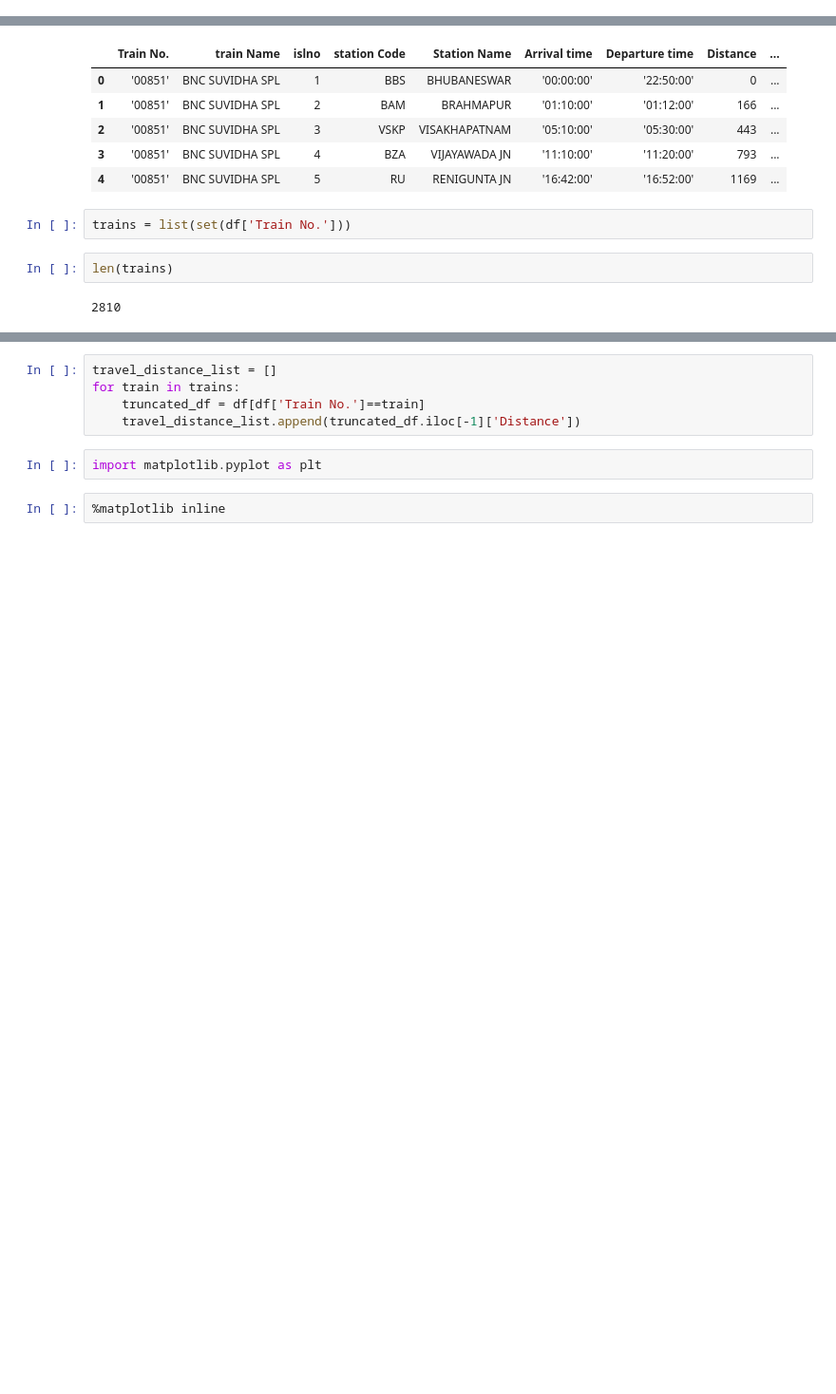
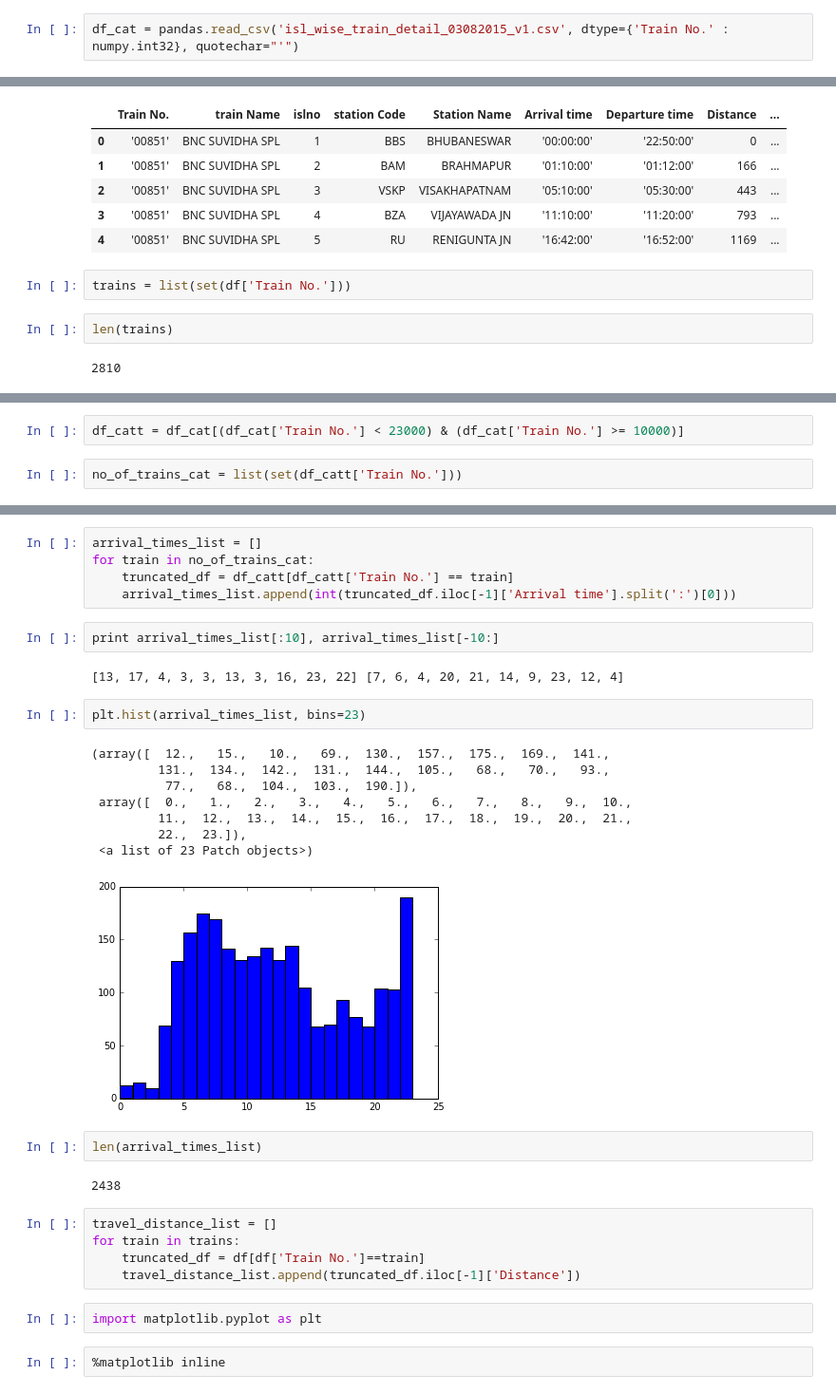
Before and after one commit to rahulporuri/theIdeaFactory, a Jupyter notebook: trains-in-india/indian_railways_data.ipynb, the cells around one changed output, grey strips where cells are left out. Shown: that part at 95% size. Cells and saved outputs as stored; diff of their text form; blank space fills up the shorter version.

Commit message:
REF : look for a subset of trains, totaling < 2500

```diff
--- a/trains-in-india/indian_railways_data.ipynb
+++ b/trains-in-india/indian_railways_data.ipynb
@@ -3,2 +5,4 @@ import pandas
 # %%
 df = pandas.read_csv('isl_wise_train_detail_03082015_v1.csv')
+# %%
+df_cat = pandas.read_csv('isl_wise_train_detail_03082015_v1.csv', dtype={'Train No.' : numpy.int32}, quotechar="'")
@@ -19,0 +46,4 @@ len(trains)
+# %%
+df_catt = df_cat[(df_cat['Train No.'] < 23000) & (df_cat['Train No.'] >= 10000)]
+# %%
+no_of_trains_cat = list(set(df_catt['Train No.']))
@@ -20,3 +66,27 @@ len(trains)
+# %%
+arrival_times_list = []
+for train in no_of_trains_cat:
+    truncated_df = df_catt[df_catt['Train No.'] == train]
+    arrival_times_list.append(int(truncated_df.iloc[-1]['Arrival time'].split(':')[0]))
+# %%
+print arrival_times_list[:10], arrival_times_list[-10:]
+# %% [output]
+[13, 17, 4, 3, 3, 13, 3, 16, 23, 22] [7, 6, 4, 20, 21, 14, 9, 23, 12, 4]
+# %%
+plt.hist(arrival_times_list, bins=23)
+# %% [output]
+(array([  12.,   15.,   10.,   69.,  130.,  157.,  175.,  169.,  141.,
+         131.,  134.,  142.,  131.,  144.,  105.,   68.,   70.,   93.,
+          77.,   68.,  104.,  103.,  190.]),
+ array([  0.,   1.,   2.,   3.,   4.,   5.,   6.,   7.,   8.,   9.,  10.,
+         11.,  12.,  13.,  14.,  15.,  16.,  17.,  18.,  19.,  20.,  21.,
+         22.,  23.]),
+ <a list of 23 Patch objects>)
+[figure, added]
+# %%
+len(arrival_times_list)
+# %% [output]
+2438
 # %%
 travel_distance_list = []
 for train in trains:
```
Also changed, not shown: parts of 8 cells of this notebook.
